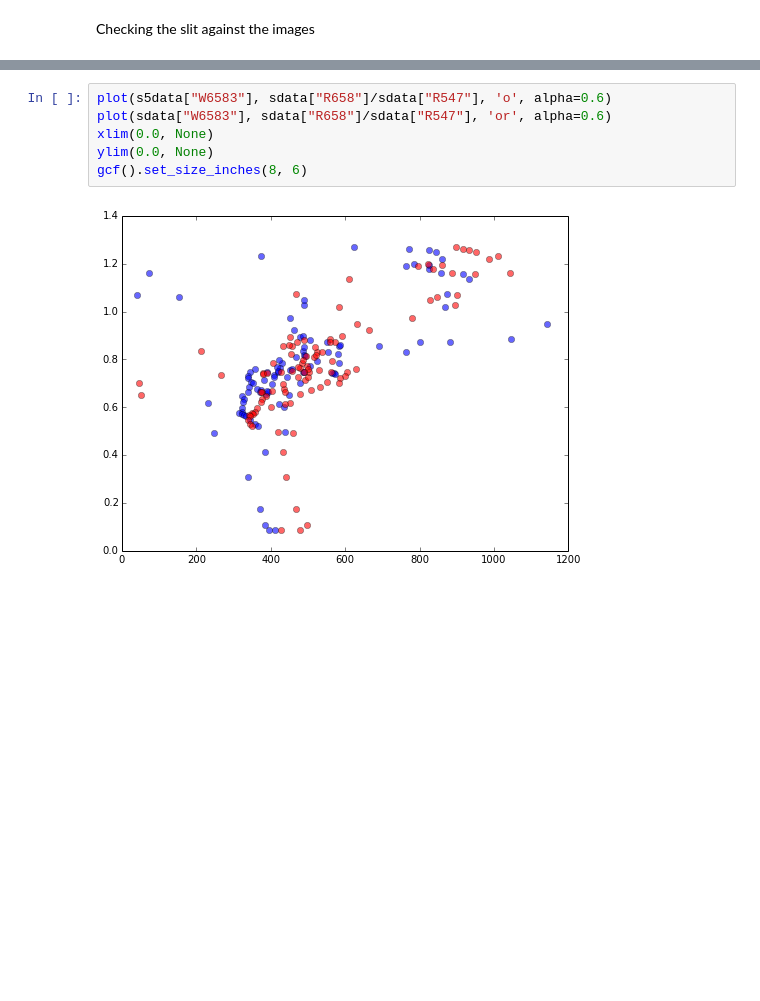
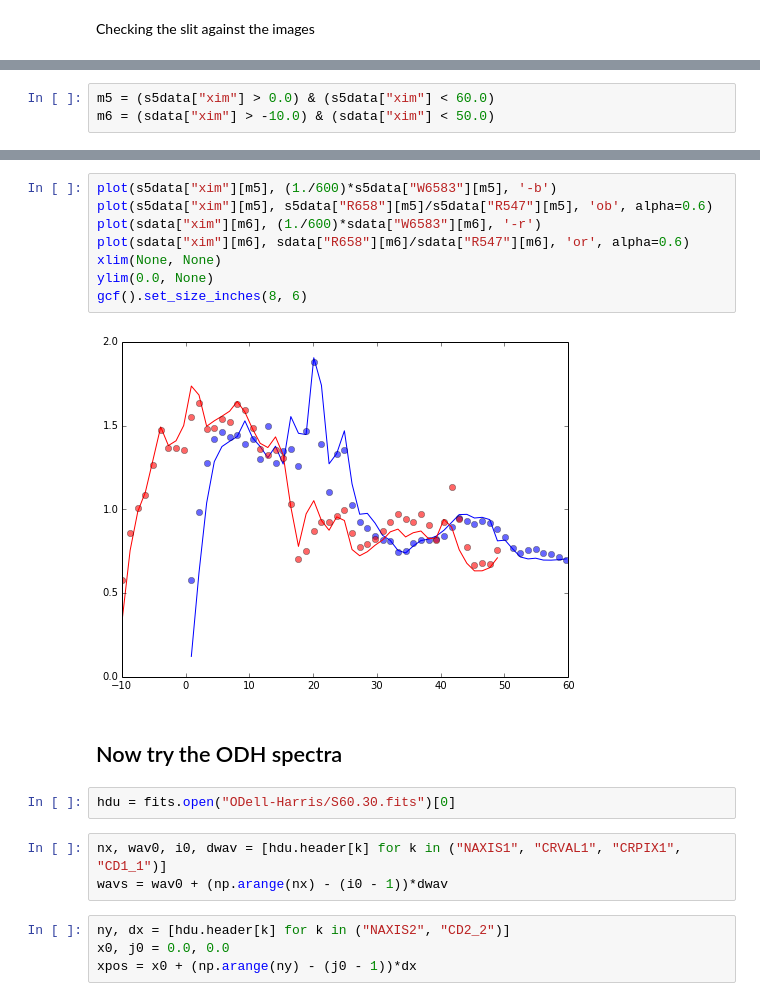
Before and after one commit to deprecated/orion-tsq, a Jupyter notebook: Adal spectra.ipynb, the cells around one changed output, grey strips where cells are left out. Saved outputs shown, nothing was run; the diff lists cells and outputs as text; blank space fills up the shorter version.

```diff
--- a/Adal spectra.ipynb
+++ b/Adal spectra.ipynb
@@ -566,0 +559,3 @@ gcf().set_size_inches(10, 6)
+# %%
+m5 = (s5data["xim"] > 0.0) & (s5data["xim"] < 60.0)
+m6 = (sdata["xim"] > -10.0) & (sdata["xim"] < 50.0)
@@ -596,8 +622,21 @@ s5data = Table.read("adal-slit5-EW.dat", format="ascii.tab")
 # %%
-plot(s5data["W6583"], sdata["R658"]/sdata["R547"], 'o', alpha=0.6)
-plot(sdata["W6583"], sdata["R658"]/sdata["R547"], 'or', alpha=0.6)
-xlim(0.0, None)
+plot(s5data["xim"][m5], (1./600)*s5data["W6583"][m5], '-b')
+plot(s5data["xim"][m5], s5data["R658"][m5]/s5data["R547"][m5], 'ob', alpha=0.6)
+plot(sdata["xim"][m6], (1./600)*sdata["W6583"][m6], '-r')
+plot(sdata["xim"][m6], sdata["R658"][m6]/sdata["R547"][m6], 'or', alpha=0.6)
+xlim(None, None)
 ylim(0.0, None)
 gcf().set_size_inches(8, 6)
 # %% [output]
-[figure, old version]
+[figure, new version]
+# %% [markdown]
+## Now try the ODH spectra
+# %%
+hdu = fits.open("ODell-Harris/S60.30.fits")[0]
+# %%
+nx, wav0, i0, dwav = [hdu.header[k] for k in ("NAXIS1", "CRVAL1", "CRPIX1", "CD1_1")]
+wavs = wav0 + (np.arange(nx) - (i0 - 1))*dwav
+# %%
+ny, dx = [hdu.header[k] for k in ("NAXIS2", "CD2_2")]
+x0, j0 = 0.0, 0.0
+xpos = x0 + (np.arange(ny) - (j0 - 1))*dx
```
Also changed, not shown: parts of 22 cells of this notebook, 11 other files.
